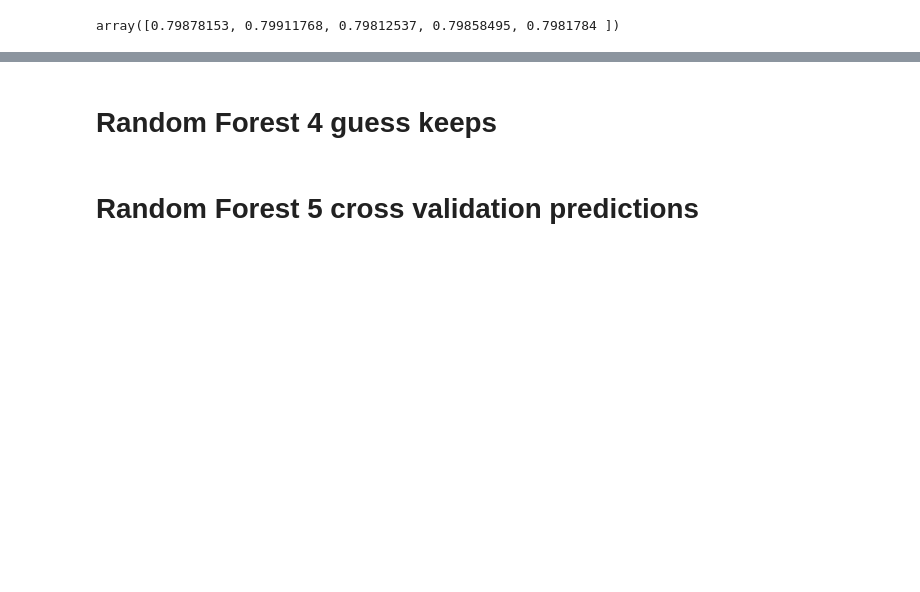
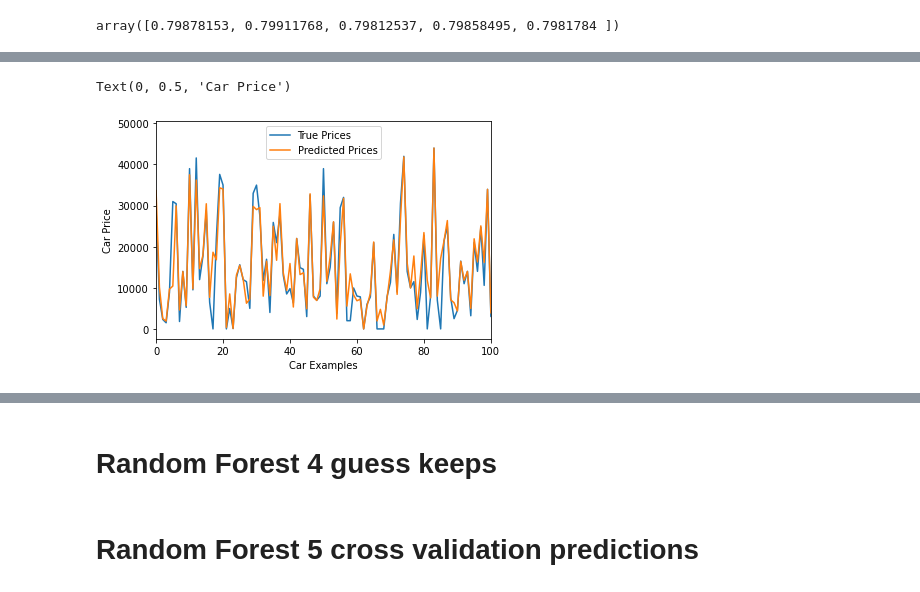
Before and after one commit to ixiaopan/GroupWork, a Jupyter notebook: DataMining/Random Forest Test 6237 CW.ipynb, the cells around one changed output, grey strips where cells are left out. Saved outputs shown, nothing was run; the diff lists cells and outputs as text; code cells hidden in the pictures; blank space fills up the shorter version.

```diff
--- a/DataMining/Random Forest Test 6237 CW.ipynb
+++ b/DataMining/Random Forest Test 6237 CW.ipynb
@@ -655,0 +725,12 @@ array([0.79878153, 0.79911768, 0.79812537, 0.79858495, 0.7981784 ])
+# %%
+# 100 random cars in testing set
+plt.plot(y_test, label = "True Prices")
+# plt.plot(np.exp(reg.predict(X_test)))
+plt.plot(y_pred[:], label = "Predicted Prices")
+plt.xlim(0, 100)
+plt.legend()
+plt.xlabel("Car Examples")
+plt.ylabel("Car Price")
+# %% [output]
+Text(0, 0.5, 'Car Price')
+[figure, added]
```
Also changed, not shown: parts of 33 cells of this notebook.
